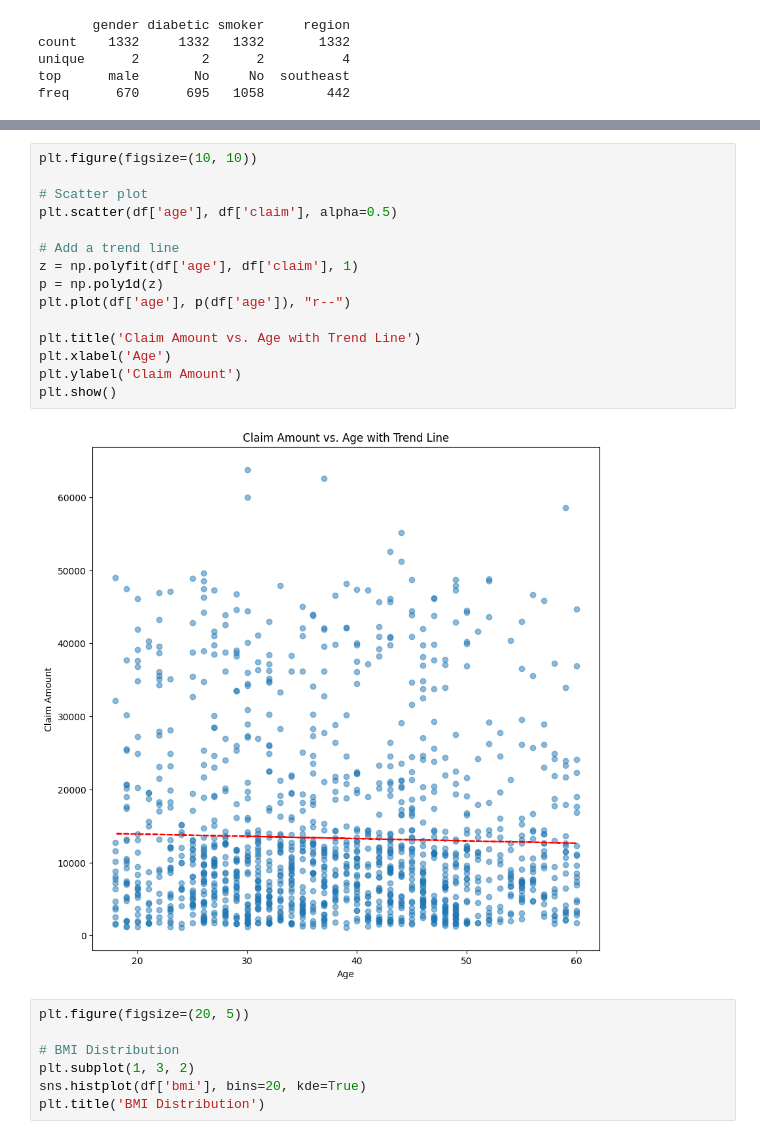
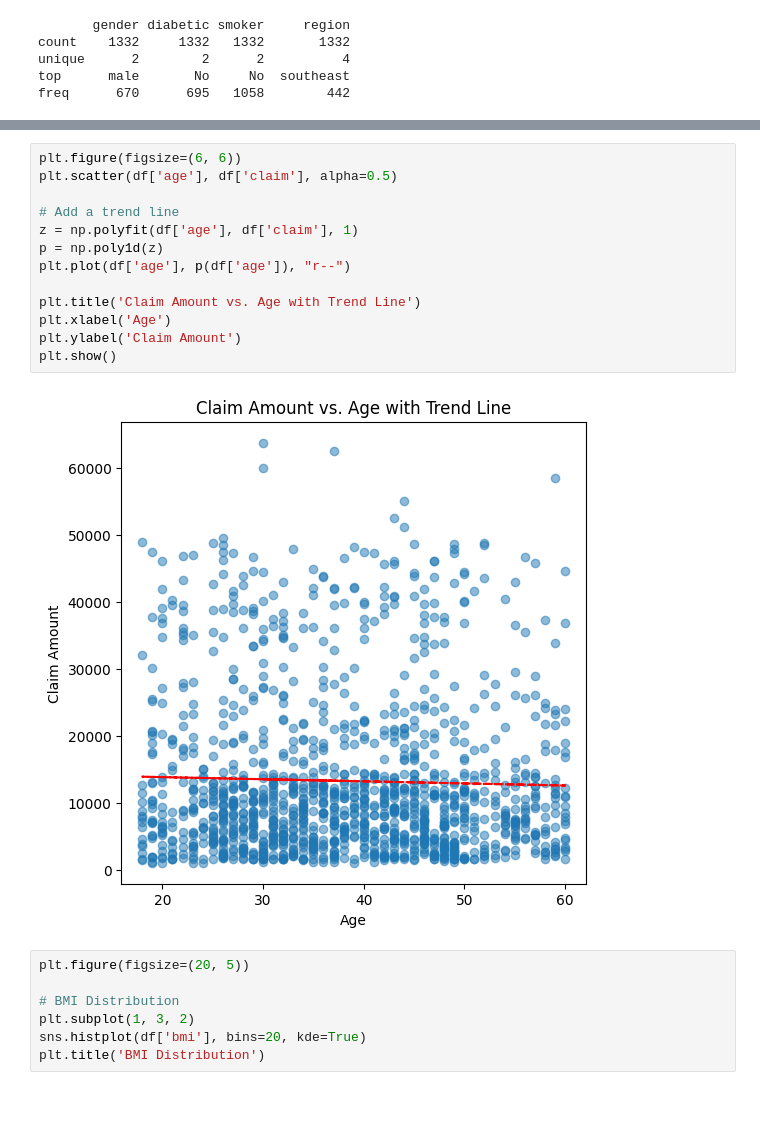
Before and after one commit to kauswade/T10-AlgoThinkers-Health-Insurance-Data-Clustering, a Jupyter notebook: health_insurance_model_pipeline.ipynb, the cells around one changed output, grey strips where cells are left out. Cells and saved outputs as stored; diff of their text form; blank space fills up the shorter version.

```diff
--- a/health_insurance_model_pipeline.ipynb
+++ b/health_insurance_model_pipeline.ipynb
@@ -171,22 +159,20 @@ plt.title('Age Distribution')
 Text(0.5, 1.0, 'Age Distribution')
 [figure]
 # %%
-plt.figure(figsize=(10, 10))
-
-# Scatter plot
+plt.figure(figsize=(6, 6))
 plt.scatter(df['age'], df['claim'], alpha=0.5)
 
 # Add a trend line
 z = np.polyfit(df['age'], df['claim'], 1)
 p = np.poly1d(z)
 plt.plot(df['age'], p(df['age']), "r--")
 
 plt.title('Claim Amount vs. Age with Trend Line')
 plt.xlabel('Age')
 plt.ylabel('Claim Amount')
 plt.show()
 # %% [output]
-[figure, old version]
+[figure, new version]
 # %%
 plt.figure(figsize=(20, 5))
 
```
Also changed, not shown: parts of 24 cells of this notebook.
